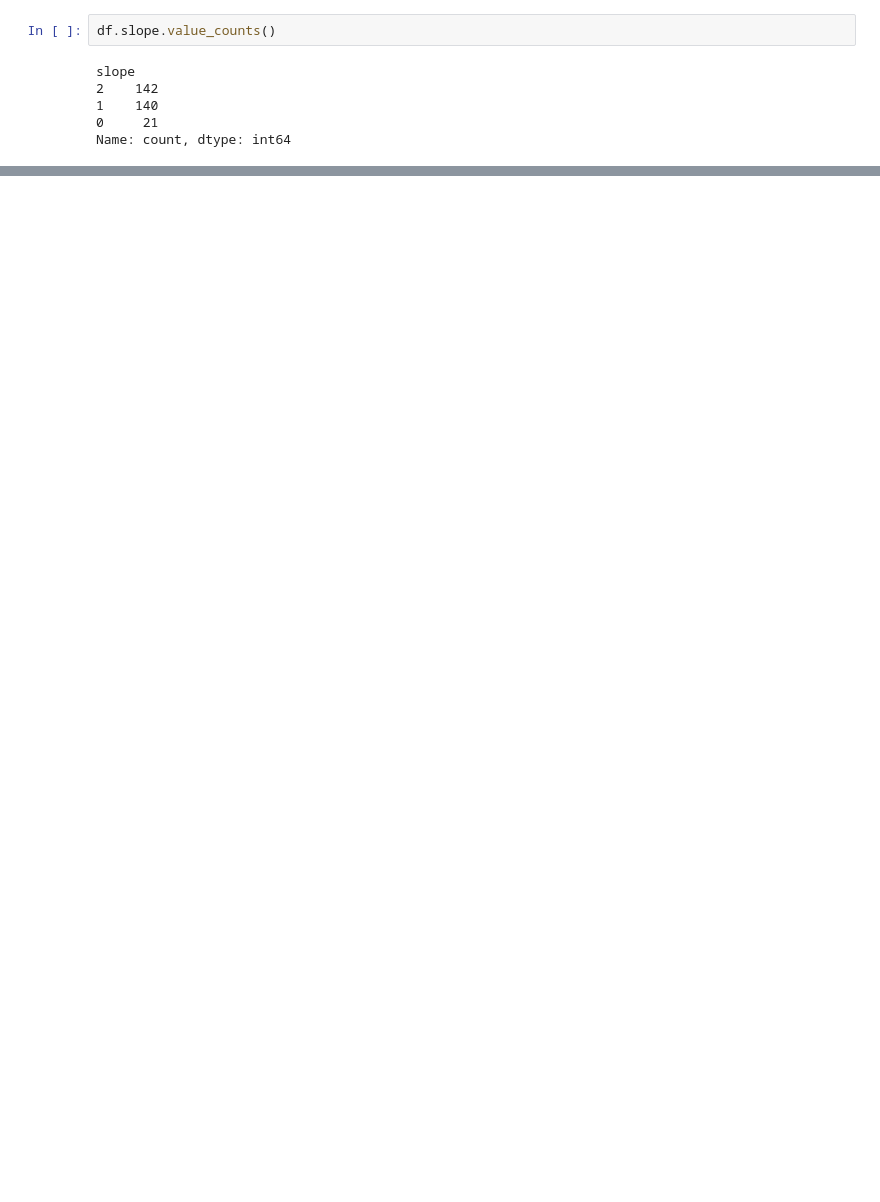
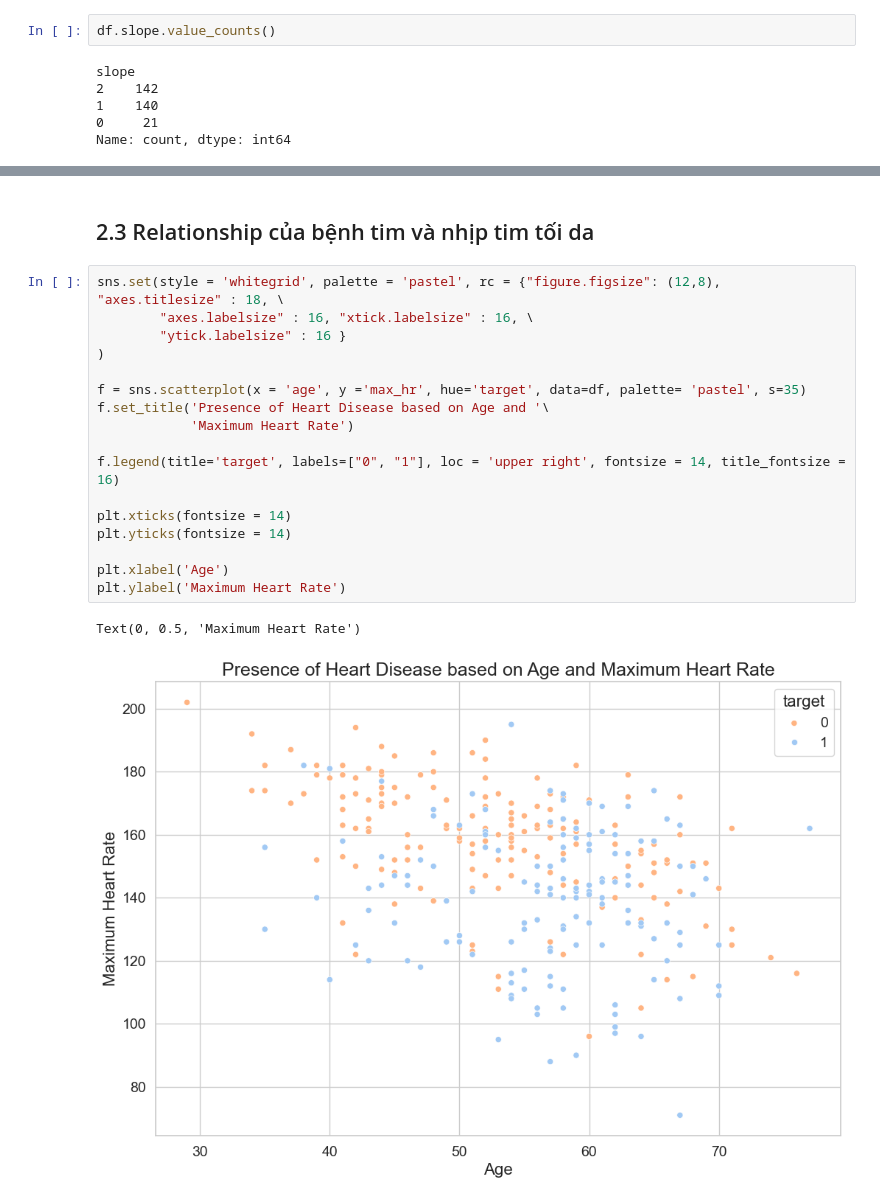
Before and after one commit to thuytienleee/Analyzing-the-Heart-Disease-Dataset, a Jupyter notebook: upload_dataset.ipynb, the cells around one changed output, grey strips where cells are left out. Drawn from its saved outputs; the diff is of its cells as text; blank space fills up the shorter version.

```diff
--- a/upload_dataset.ipynb
+++ b/upload_dataset.ipynb
@@ -197,0 +232,22 @@ Name: count, dtype: int64
+# %% [markdown]
+## 2.3 Relationship của bệnh tim và nhịp tim tối da
+# %%
+sns.set(style = 'whitegrid', palette = 'pastel', rc = {"figure.figsize": (12,8), "axes.titlesize" : 18, \
+        "axes.labelsize" : 16, "xtick.labelsize" : 16, \
+        "ytick.labelsize" : 16 }
+)
+
+f = sns.scatterplot(x = 'age', y ='max_hr', hue='target', data=df, palette= 'pastel', s=35)
+f.set_title('Presence of Heart Disease based on Age and '\
+            'Maximum Heart Rate')
+
+f.legend(title='target', labels=["0", "1"], loc = 'upper right', fontsize = 14, title_fontsize = 16)
+
+plt.xticks(fontsize = 14)
+plt.yticks(fontsize = 14)
+
+plt.xlabel('Age')
+plt.ylabel('Maximum Heart Rate')
+# %% [output]
+Text(0, 0.5, 'Maximum Heart Rate')
+[figure, added]
```
Also changed, not shown: parts of 9 cells of this notebook.
